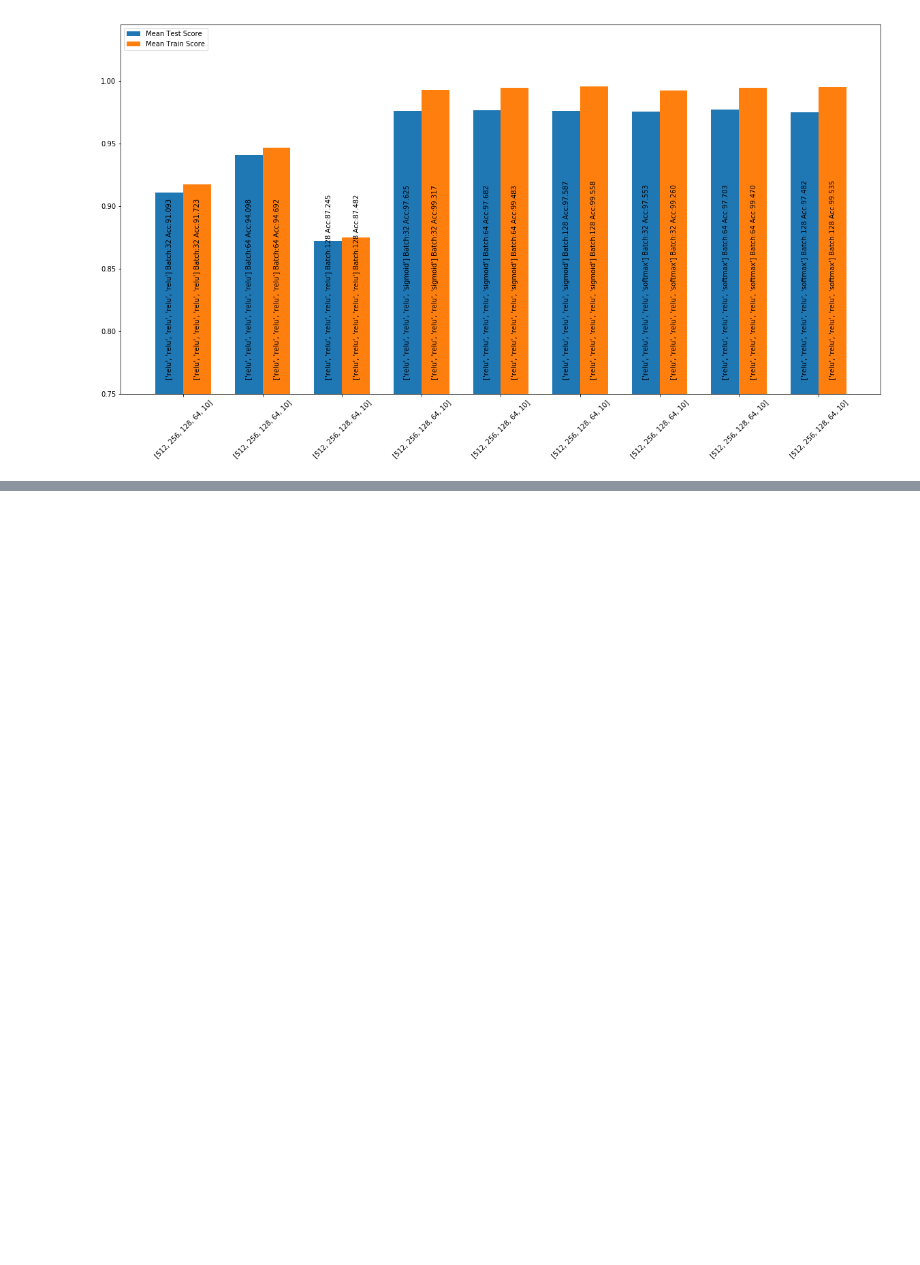
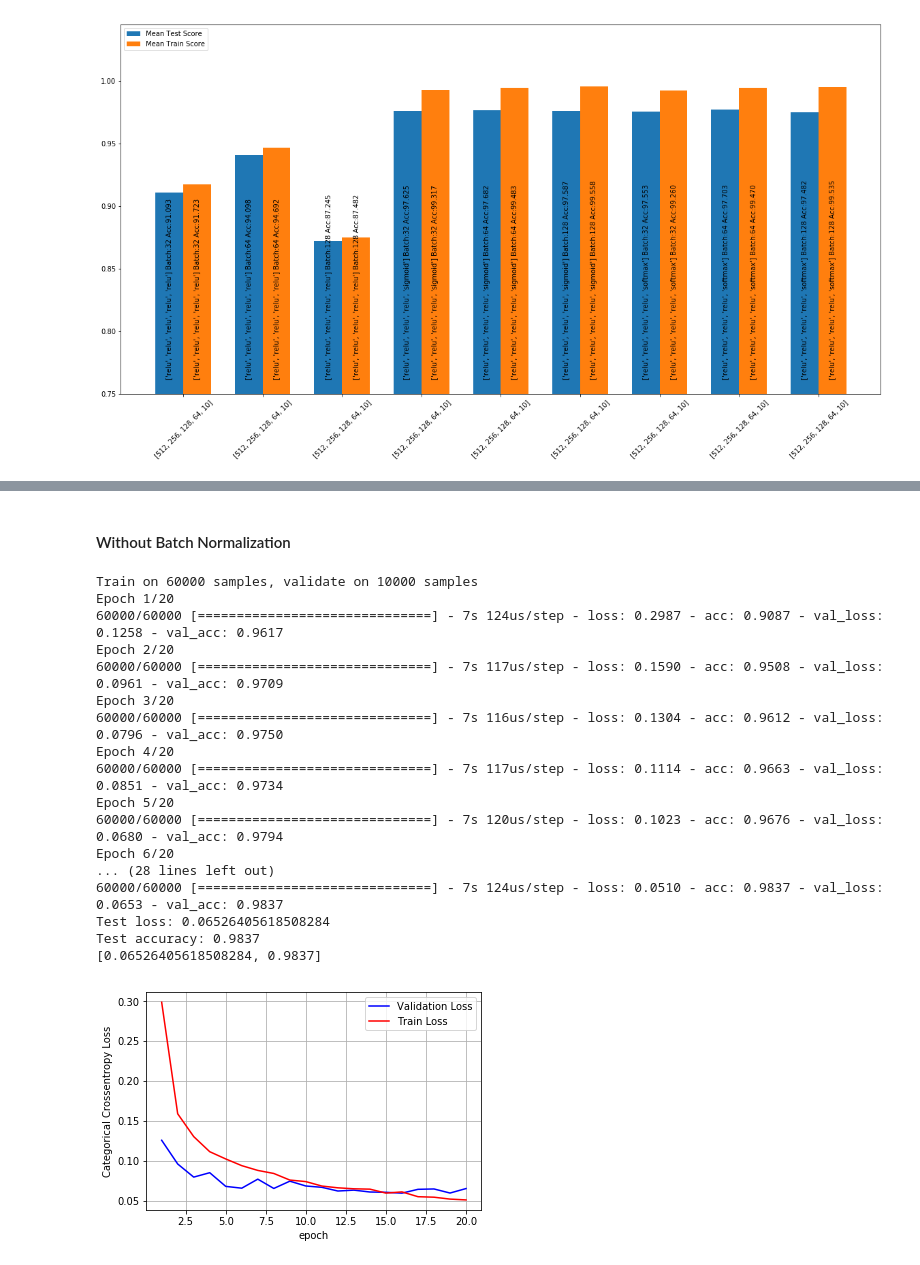
Before and after one commit to data-science-and-machine-learning/MNIST-tensorflow-and-keras, a Jupyter notebook: my_keras_mnist.ipynb, the cells around one changed output, grey strips where cells are left out. Cells and saved outputs as stored; diff of their text form; code cells hidden in the pictures; blank space fills up the shorter version.

Commit message:
Added more experiments with violin plots of weights and epocs vs validation loss graph

```diff
--- a/my_keras_mnist.ipynb
+++ b/my_keras_mnist.ipynb
@@ -550,0 +464,61 @@ with open('5nn_results.pickle', 'wb') as handle:
+# %% [markdown]
+#### Without Batch Normalization
+# %%
+from keras.models import Sequential
+from keras.layers import Dense, Activation, Dropout, BatchNormalization
+from keras import initializers
+
+input_dim= 784
+dropouts= [0.5, 0.2]
+neurons= [512, 128, 10]
+activations= ['relu', 'relu', 'softmax']
+
+# Initializing a sequential model
+m= Sequential()
+# Adding 1st layer with he- normal initializer and relu activation function
+m.add(Dense(neurons[0], input_dim=input_dim, kernel_initializer= initializers.he_normal(seed=None), activation=activations[0]))
+# adding a dropout
+m.add(Dropout(dropouts[0]))
+# Adding 2nd layer relu activation function
+m.add(Dense(neurons[1], activation=activations[1]))
+# adding a dropout
+m.add(Dropout(dropouts[1]))
+
+# finally adding the output layer
+m.add(Dense(neurons[2], activation=activations[2]))
+
+# compiling the stack
+m.compile(optimizer='adam', loss='categorical_crossentropy', metrics=['accuracy'])
+
+history = m.fit(x_train, y_train,
+                    batch_size=32,
+                    epochs=20,
+                    verbose=1,
+                    validation_data=(x_test, y_test))
+score = m.evaluate(x_test, y_test, verbose=0)
+print('Test loss:', score[0])
+print('Test accuracy:', score[1])
+print(score)
+x = list(range(1,21))
+vy = history.history['val_loss']
+ty = history.history['loss']
+plt_dynamic(x, vy, ty, ax)
+# %% [output]
+Train on 60000 samples, validate on 10000 samples
+Epoch 1/20
+60000/60000 [==============================] - 7s 124us/step - loss: 0.2987 - acc: 0.9087 - val_loss: 0.1258 - val_acc: 0.9617
+Epoch 2/20
+60000/60000 [==============================] - 7s 117us/step - loss: 0.1590 - acc: 0.9508 - val_loss: 0.0961 - val_acc: 0.9709
+Epoch 3/20
+60000/60000 [==============================] - 7s 116us/step - loss: 0.1304 - acc: 0.9612 - val_loss: 0.0796 - val_acc: 0.9750
+Epoch 4/20
+60000/60000 [==============================] - 7s 117us/step - loss: 0.1114 - acc: 0.9663 - val_loss: 0.0851 - val_acc: 0.9734
+Epoch 5/20
+60000/60000 [==============================] - 7s 120us/step - loss: 0.1023 - acc: 0.9676 - val_loss: 0.0680 - val_acc: 0.9794
+Epoch 6/20
+... (28 lines left out)
+60000/60000 [==============================] - 7s 124us/step - loss: 0.0510 - acc: 0.9837 - val_loss: 0.0653 - val_acc: 0.9837
+Test loss: 0.06526405618508284
+Test accuracy: 0.9837
+[0.06526405618508284, 0.9837]
+[figure, added]
```
Also changed, not shown: parts of 35 cells of this notebook.
